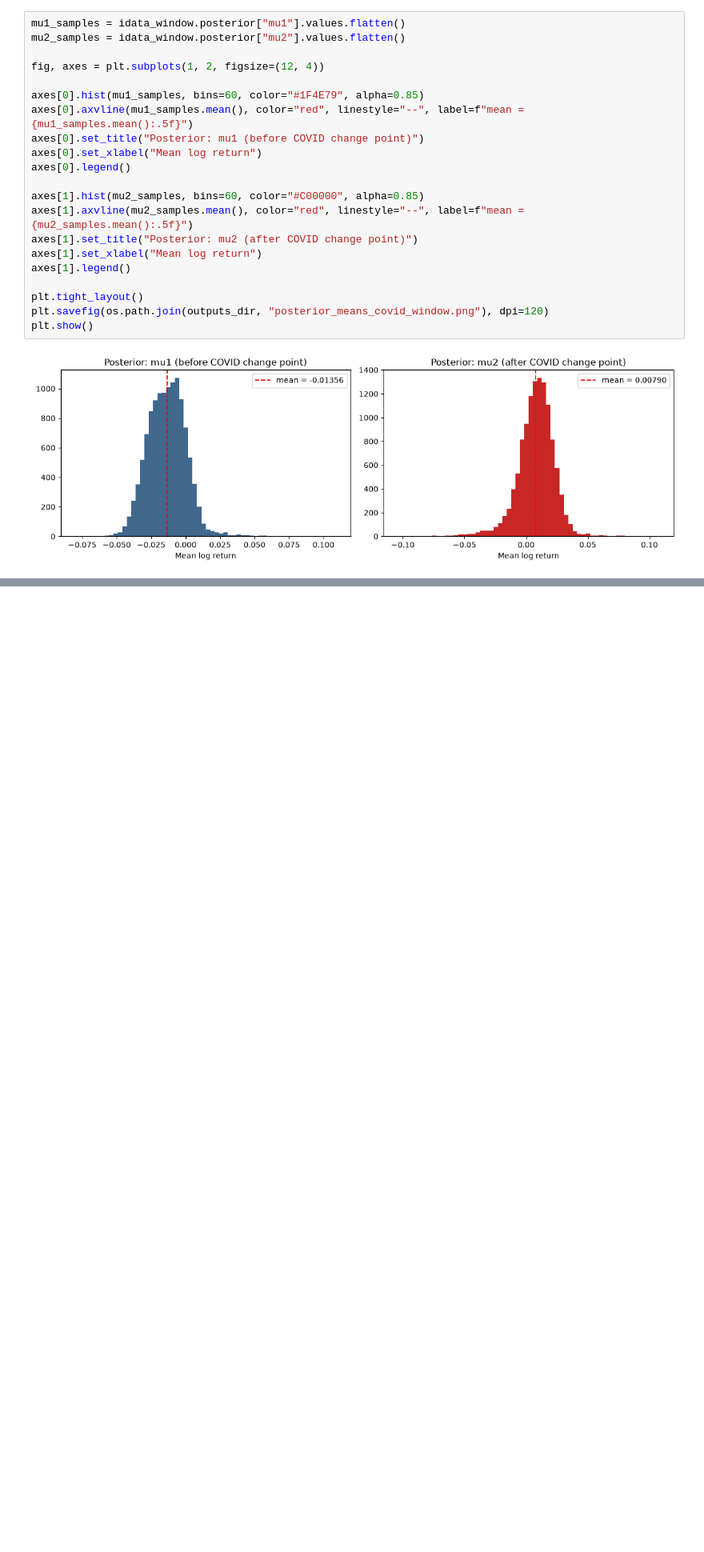
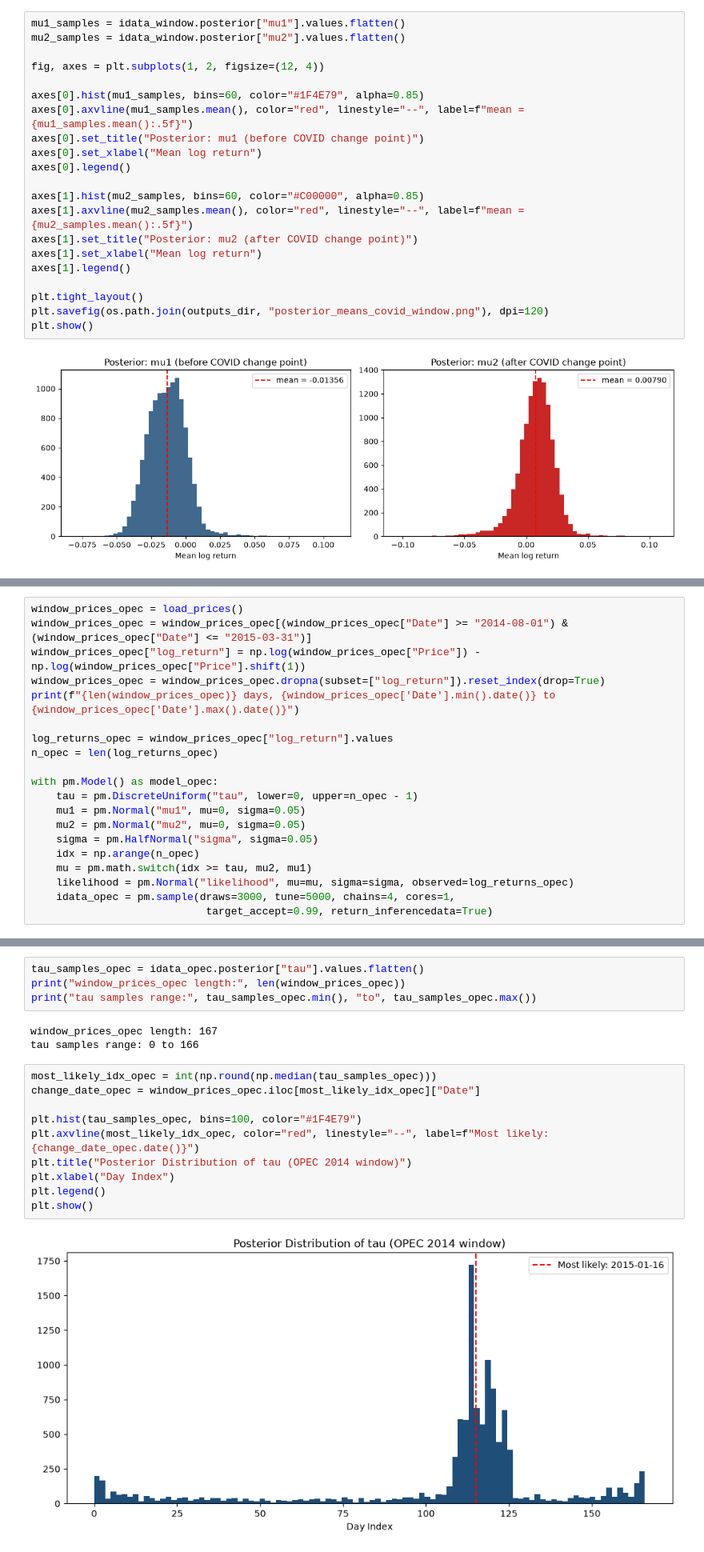
Before and after one commit to Sumeyahassen/brent-oil-change-point-analysis, a Jupyter notebook: backend/notebooks/changepoint_analysis.ipynb, the cells around one changed output, grey strips where cells are left out. Shown at 80% size. Cells and saved outputs as stored; diff of their text form; blank space fills up the shorter version.

```diff
--- a/backend/notebooks/changepoint_analysis.ipynb
+++ b/backend/notebooks/changepoint_analysis.ipynb
@@ -462,0 +469,20 @@ plt.show()
+# %%
+window_prices_opec = load_prices()
+window_prices_opec = window_prices_opec[(window_prices_opec["Date"] >= "2014-08-01") & (window_prices_opec["Date"] <= "2015-03-31")]
+window_prices_opec["log_return"] = np.log(window_prices_opec["Price"]) - np.log(window_prices_opec["Price"].shift(1))
+window_prices_opec = window_prices_opec.dropna(subset=["log_return"]).reset_index(drop=True)
+print(f"{len(window_prices_opec)} days, {window_prices_opec['Date'].min().date()} to {window_prices_opec['Date'].max().date()}")
+
+log_returns_opec = window_prices_opec["log_return"].values
+n_opec = len(log_returns_opec)
+
+with pm.Model() as model_opec:
+    tau = pm.DiscreteUniform("tau", lower=0, upper=n_opec - 1)
+    mu1 = pm.Normal("mu1", mu=0, sigma=0.05)
+    mu2 = pm.Normal("mu2", mu=0, sigma=0.05)
+    sigma = pm.HalfNormal("sigma", sigma=0.05)
+    idx = np.arange(n_opec)
+    mu = pm.math.switch(idx >= tau, mu2, mu1)
+    likelihood = pm.Normal("likelihood", mu=mu, sigma=sigma, observed=log_returns_opec)
+    idata_opec = pm.sample(draws=3000, tune=5000, chains=4, cores=1,
+                            target_accept=0.99, return_inferencedata=True)
@@ -462,0 +500,19 @@ plt.show()
+# %%
+tau_samples_opec = idata_opec.posterior["tau"].values.flatten()
+print("window_prices_opec length:", len(window_prices_opec))
+print("tau samples range:", tau_samples_opec.min(), "to", tau_samples_opec.max())
+# %% [output]
+window_prices_opec length: 167
+tau samples range: 0 to 166
+# %%
+most_likely_idx_opec = int(np.round(np.median(tau_samples_opec)))
+change_date_opec = window_prices_opec.iloc[most_likely_idx_opec]["Date"]
+
+plt.hist(tau_samples_opec, bins=100, color="#1F4E79")
+plt.axvline(most_likely_idx_opec, color="red", linestyle="--", label=f"Most likely: {change_date_opec.date()}")
+plt.title("Posterior Distribution of tau (OPEC 2014 window)")
+plt.xlabel("Day Index")
+plt.legend()
+plt.show()
+# %% [output]
+[figure, added]
```
Also changed, not shown: parts of 4 cells of this notebook.
